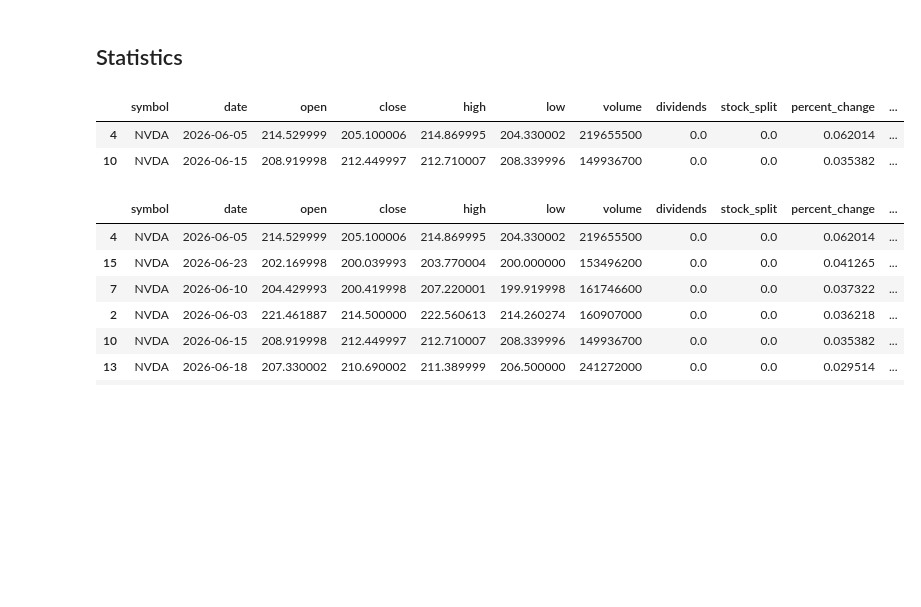
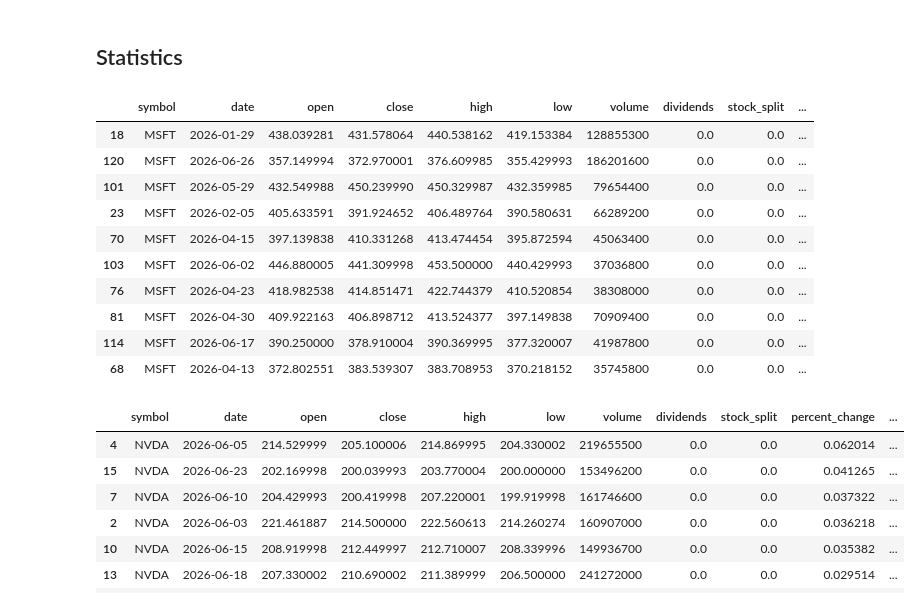
Before and after one commit to vercellibryan/stock_LLM, a Jupyter notebook: stock_crawler/stock_lib_test.ipynb, the cells around one changed output. Saved outputs shown, nothing was run; the diff lists cells and outputs as text; code cells hidden in the pictures; blank space fills up the shorter version.

```diff
--- a/stock_crawler/stock_lib_test.ipynb
+++ b/stock_crawler/stock_lib_test.ipynb
@@ -72,13 +72,21 @@ df_stock_db.head()
 # %% [markdown]
 ## Statistics
 # %%
-z= sl.adaptive_sig(date(2026, 6, 1), date(2026, 7, 1), 5)
+z= sl.adaptive_sig(date(2026, 6, 1), date(2026, 7, 1))
 df_sig = sl.spot_significant_dates(df_stock_db, "close", mean=True, sig=z, limit=10, increase=None)
 df_sig
 # %% [output]
-|  | symbol | date | open | close | high | low | volume | dividends | stock_split | percent_change | ... |
-| 4 | NVDA | 2026-06-05 | 214.529999 | 205.100006 | 214.869995 | 204.330002 | 219655500 | 0.0 | 0.0 | 0.062014 | ... |
-| 10 | NVDA | 2026-06-15 | 208.919998 | 212.449997 | 212.710007 | 208.339996 | 149936700 | 0.0 | 0.0 | 0.035382 | ... |
+|  | symbol | date | open | close | high | low | volume | dividends | stock_split | ... |
+| 18 | MSFT | 2026-01-29 | 438.039281 | 431.578064 | 440.538162 | 419.153384 | 128855300 | 0.0 | 0.0 | ... |
+| 120 | MSFT | 2026-06-26 | 357.149994 | 372.970001 | 376.609985 | 355.429993 | 186201600 | 0.0 | 0.0 | ... |
+| 101 | MSFT | 2026-05-29 | 432.549988 | 450.239990 | 450.329987 | 432.359985 | 79654400 | 0.0 | 0.0 | ... |
+| 23 | MSFT | 2026-02-05 | 405.633591 | 391.924652 | 406.489764 | 390.580631 | 66289200 | 0.0 | 0.0 | ... |
+| 70 | MSFT | 2026-04-15 | 397.139838 | 410.331268 | 413.474454 | 395.872594 | 45063400 | 0.0 | 0.0 | ... |
+| 103 | MSFT | 2026-06-02 | 446.880005 | 441.309998 | 453.500000 | 440.429993 | 37036800 | 0.0 | 0.0 | ... |
+| 76 | MSFT | 2026-04-23 | 418.982538 | 414.851471 | 422.744379 | 410.520854 | 38308000 | 0.0 | 0.0 | ... |
+| 81 | MSFT | 2026-04-30 | 409.922163 | 406.898712 | 413.524377 | 397.149838 | 70909400 | 0.0 | 0.0 | ... |
+| 114 | MSFT | 2026-06-17 | 390.250000 | 378.910004 | 390.369995 | 377.320007 | 41987800 | 0.0 | 0.0 | ... |
+| 68 | MSFT | 2026-04-13 | 372.802551 | 383.539307 | 383.708953 | 370.218152 | 35745800 | 0.0 | 0.0 | ... |
 # %%
 df_sig_1 = sl.spot_significant_dates(df_stock_db, "close", mean=True, sig=1, limit=10, increase = None)
 df_sig_1
```
Also changed, not shown: parts of 1 cell of this notebook, 3 other files.
